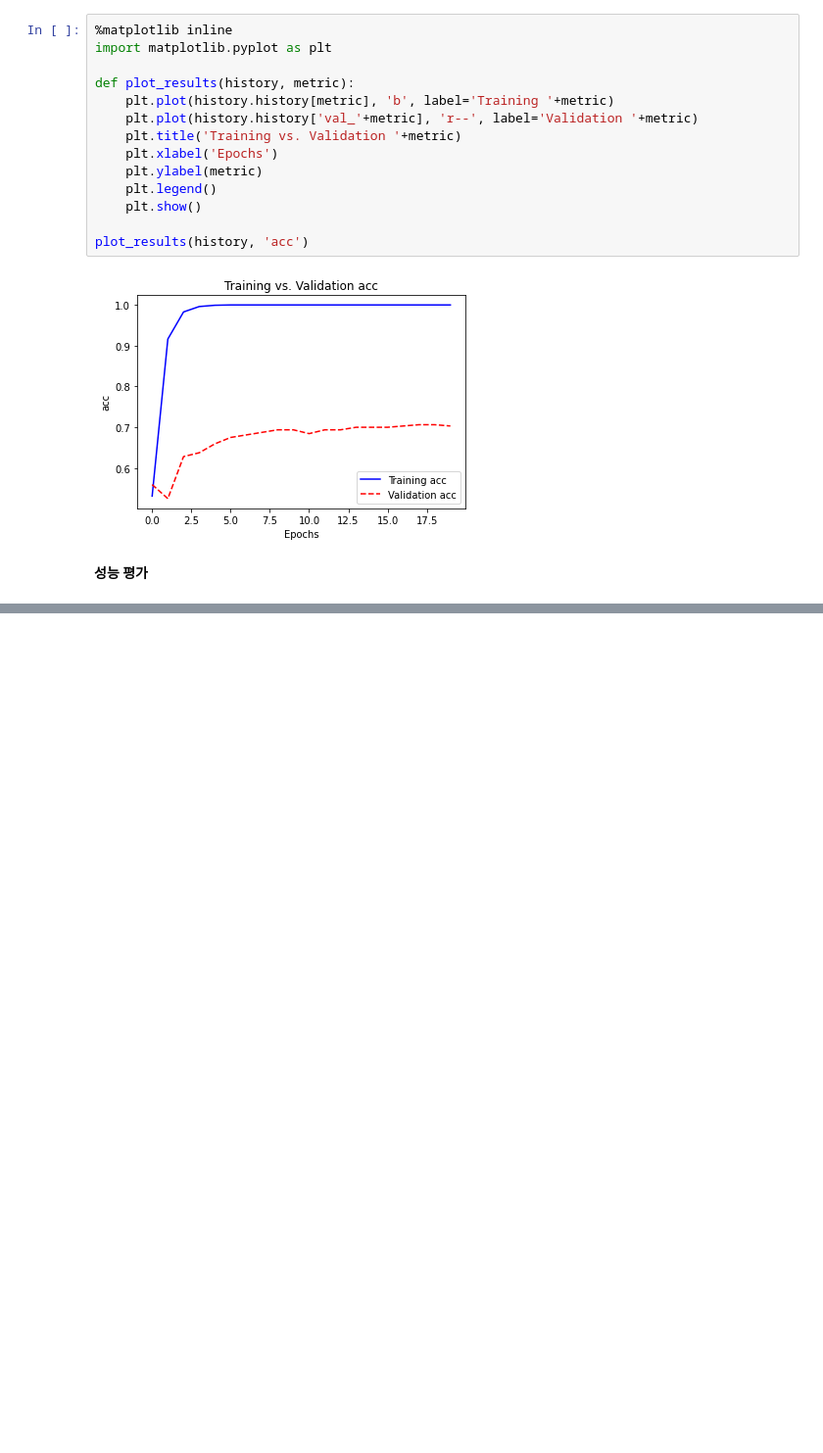
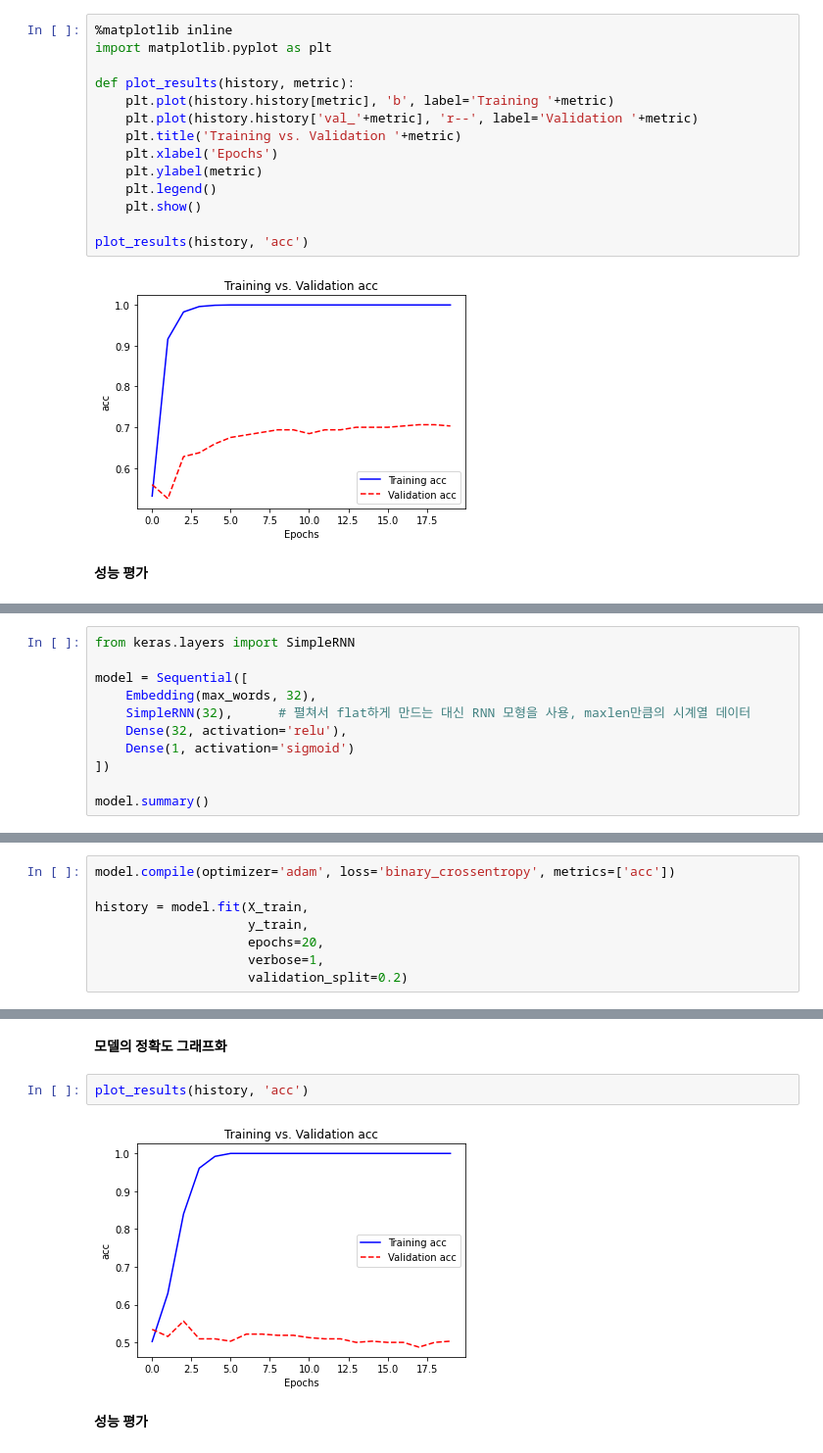
Before and after one commit to CaFeCoKe/TextMining, a Jupyter notebook: Chapter 10/Document_Classification_DNN.ipynb, the cells around one changed output, grey strips where cells are left out. Shown: that part at 98% size. Saved outputs shown, nothing was run; the diff lists cells and outputs as text; blank space fills up the shorter version.

```diff
--- a/Chapter 10/Document_Classification_DNN.ipynb
+++ b/Chapter 10/Document_Classification_DNN.ipynb
@@ -172,0 +177,11 @@ print(f'#Test accuracy:{score[1]:.3f}')
+# %%
+from keras.layers import SimpleRNN
+
+model = Sequential([
+    Embedding(max_words, 32),
+    SimpleRNN(32),      # 펼쳐서 flat하게 만드는 대신 RNN 모형을 사용, maxlen만큼의 시계열 데이터
+    Dense(32, activation='relu'),
+    Dense(1, activation='sigmoid')
+])
+
+model.summary()
@@ -172,0 +208,8 @@ print(f'#Test accuracy:{score[1]:.3f}')
+# %%
+model.compile(optimizer='adam', loss='binary_crossentropy', metrics=['acc'])
+
+history = model.fit(X_train,
+                    y_train,
+                    epochs=20,
+                    verbose=1,
+                    validation_split=0.2)
@@ -172,0 +234,8 @@ print(f'#Test accuracy:{score[1]:.3f}')
+# %% [markdown]
+**모델의 정확도 그래프화**
+# %%
+plot_results(history, 'acc')
+# %% [output]
+[figure, added]
+# %% [markdown]
+**성능 평가**
```
Also changed, not shown: parts of 17 cells of this notebook.
